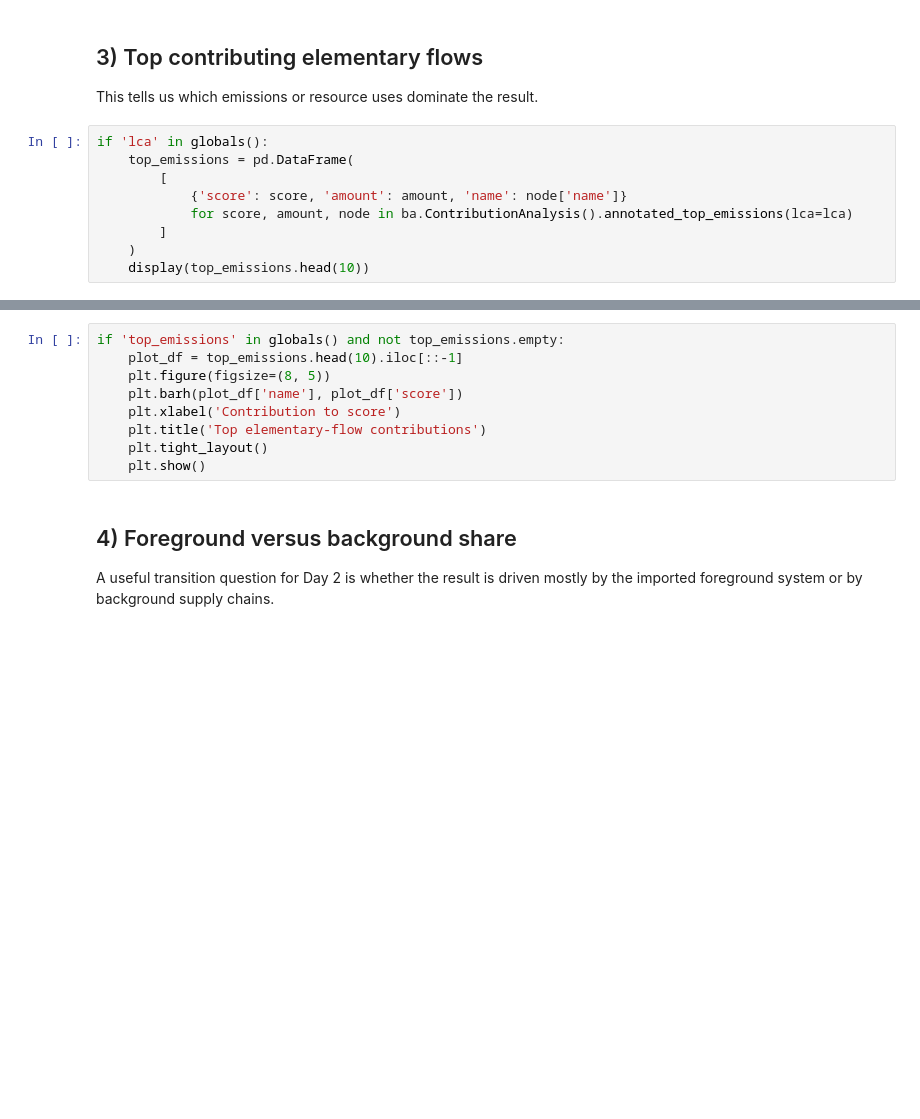
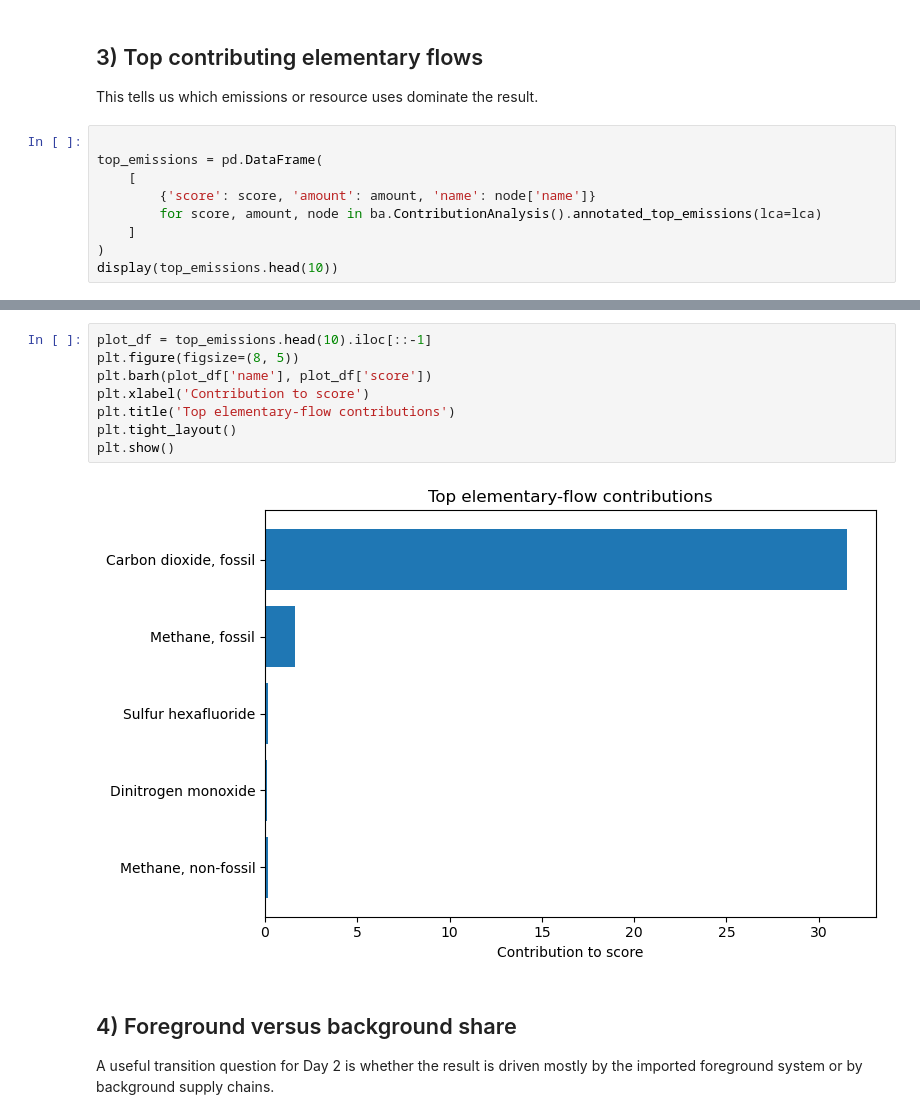
Before and after one commit to romainsacchi/barcelona-regionalized-lcia, a Jupyter notebook: tutorials/DAY 1/D1-07 Contribution analysis and result visualization.ipynb, the cells around one changed output, grey strips where cells are left out. Saved outputs shown, nothing was run; the diff lists cells and outputs as text; blank space fills up the shorter version.

```diff
--- a/tutorials/DAY 1/D1-07 Contribution analysis and result visualization.ipynb
+++ b/tutorials/DAY 1/D1-07 Contribution analysis and result visualization.ipynb
@@ -78,11 +95,11 @@ if 'top_processes' in globals() and not top_processes.empty:
 
 This tells us which emissions or resource uses dominate the result.
 # %%
-if 'lca' in globals():
-    top_emissions = pd.DataFrame(
-        [
-            {'score': score, 'amount': amount, 'name': node['name']}
-            for score, amount, node in ba.ContributionAnalysis().annotated_top_emissions(lca=lca)
-        ]
-    )
-    display(top_emissions.head(10))
+
+top_emissions = pd.DataFrame(
+    [
+        {'score': score, 'amount': amount, 'name': node['name']}
+        for score, amount, node in ba.ContributionAnalysis().annotated_top_emissions(lca=lca)
+    ]
+)
+display(top_emissions.head(10))
@@ -89,12 +118,13 @@ if 'lca' in globals():
 # %%
-if 'top_emissions' in globals() and not top_emissions.empty:
-    plot_df = top_emissions.head(10).iloc[::-1]
-    plt.figure(figsize=(8, 5))
-    plt.barh(plot_df['name'], plot_df['score'])
-    plt.xlabel('Contribution to score')
-    plt.title('Top elementary-flow contributions')
-    plt.tight_layout()
-    plt.show()
+plot_df = top_emissions.head(10).iloc[::-1]
+plt.figure(figsize=(8, 5))
+plt.barh(plot_df['name'], plot_df['score'])
+plt.xlabel('Contribution to score')
+plt.title('Top elementary-flow contributions')
+plt.tight_layout()
+plt.show()
+# %% [output]
+[figure, added]
 # %% [markdown]
 ## 4) Foreground versus background share
 
```
Also changed, not shown: parts of 11 cells of this notebook, 4 other files.
